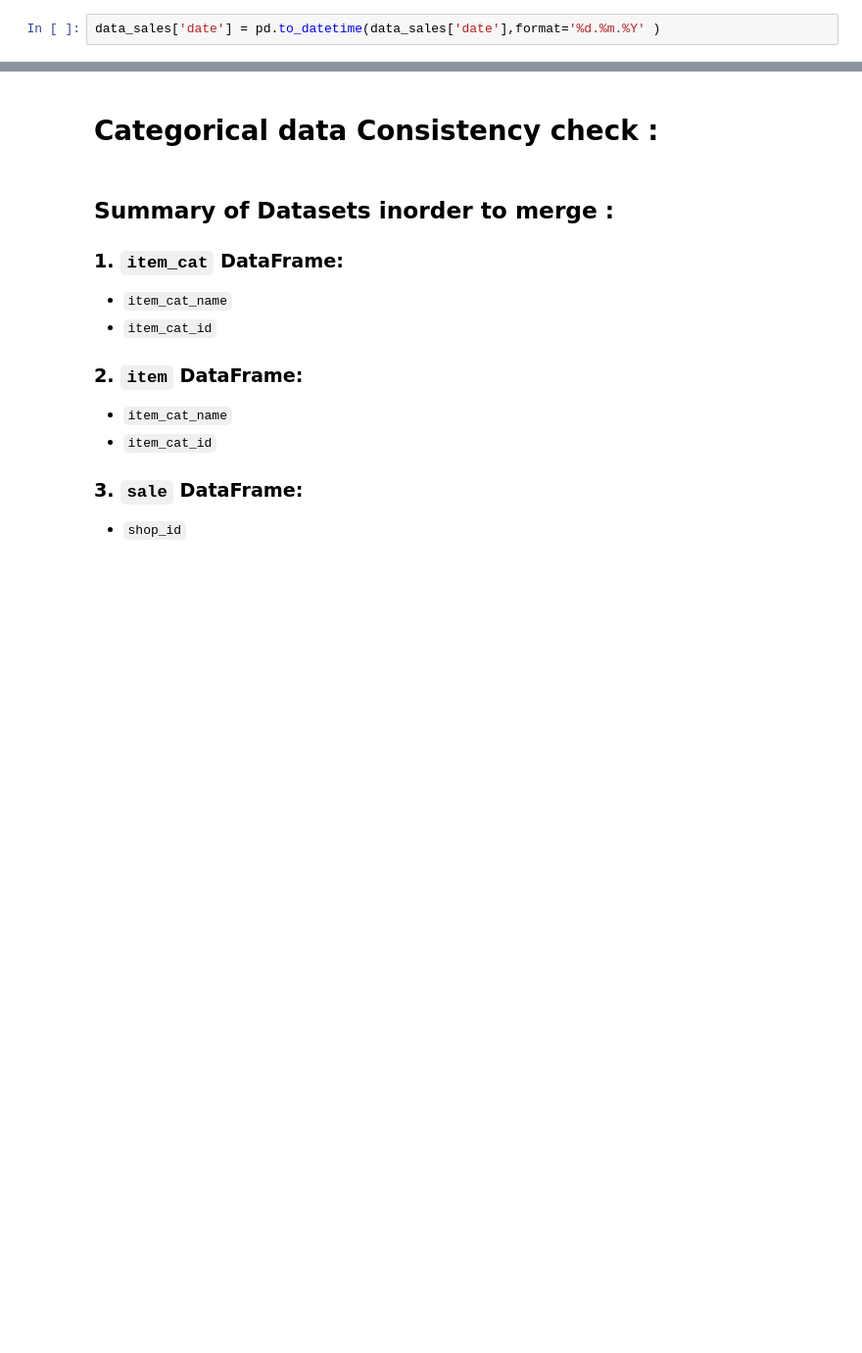
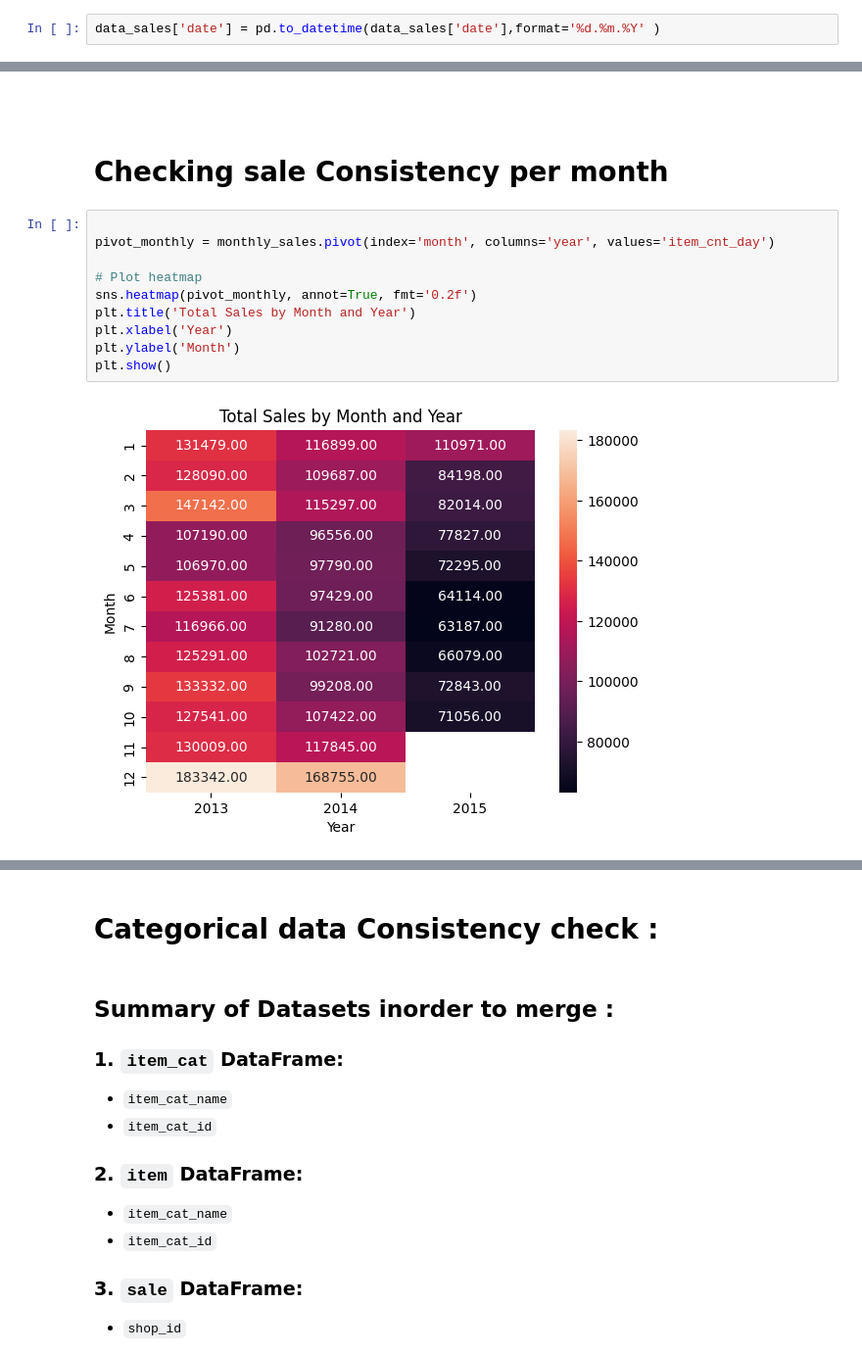
Before and after one commit to ArvinDodangeh/DS, a Jupyter notebook: notebooks/DQC_v2.ipynb, the cells around one changed output, grey strips where cells are left out. Shown: that part at 98% size. Saved outputs shown, nothing was run; the diff lists cells and outputs as text; blank space fills up the shorter version.

```diff
--- a/notebooks/DQC_v2.ipynb
+++ b/notebooks/DQC_v2.ipynb
@@ -473,0 +519,16 @@ plt.show()
+# %% [markdown]
+#
+# %% [markdown]
+# Checking sale Consistency per month
+# %%
+
+pivot_monthly = monthly_sales.pivot(index='month', columns='year', values='item_cnt_day')
+
+# Plot heatmap
+sns.heatmap(pivot_monthly, annot=True, fmt='0.2f')
+plt.title('Total Sales by Month and Year')
+plt.xlabel('Year')
+plt.ylabel('Month')
+plt.show()
+# %% [output]
+[figure, added]
```
Also changed, not shown: parts of 50 cells of this notebook.
